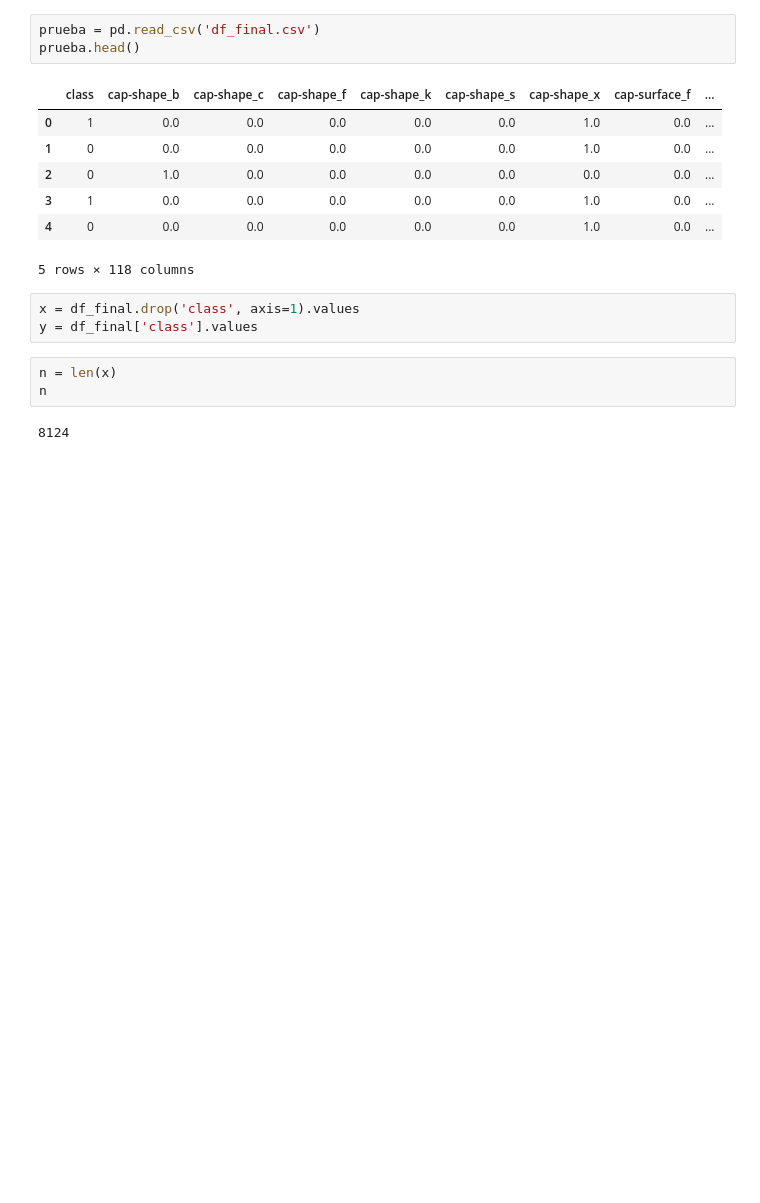
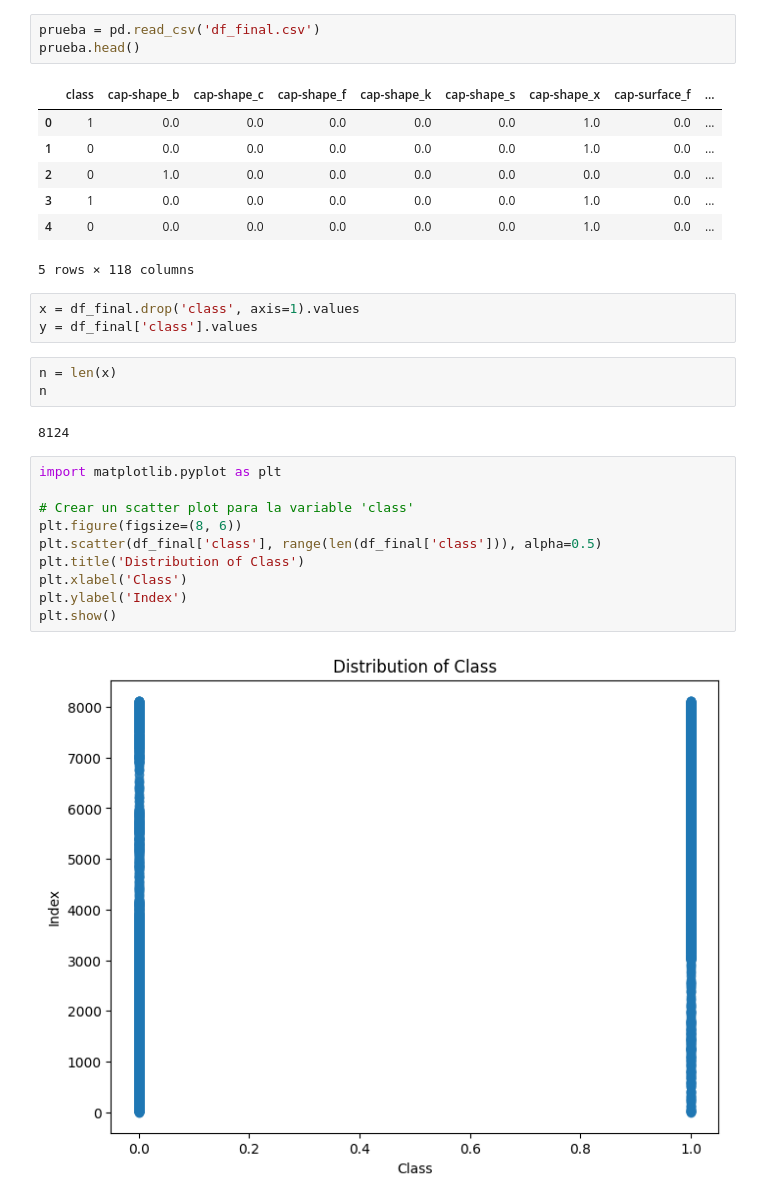
Before and after one commit to AdrianGalvanDiaz/Proyecto_ML, a Jupyter notebook: EDA.ipynb, the cells around one changed output. Saved outputs shown, nothing was run; the diff lists cells and outputs as text; blank space fills up the shorter version.

```diff
--- a/EDA.ipynb
+++ b/EDA.ipynb
@@ -204,3 +204,15 @@ n = len(x)
 n
 # %% [output]
 8124
+# %%
+import matplotlib.pyplot as plt
+
+# Crear un scatter plot para la variable 'class'
+plt.figure(figsize=(8, 6))
+plt.scatter(df_final['class'], range(len(df_final['class'])), alpha=0.5)
+plt.title('Distribution of Class')
+plt.xlabel('Class')
+plt.ylabel('Index')
+plt.show()
+# %% [output]
+[figure, added]
```
Also changed, not shown: parts of 1 cell of this notebook, 1 other file.
